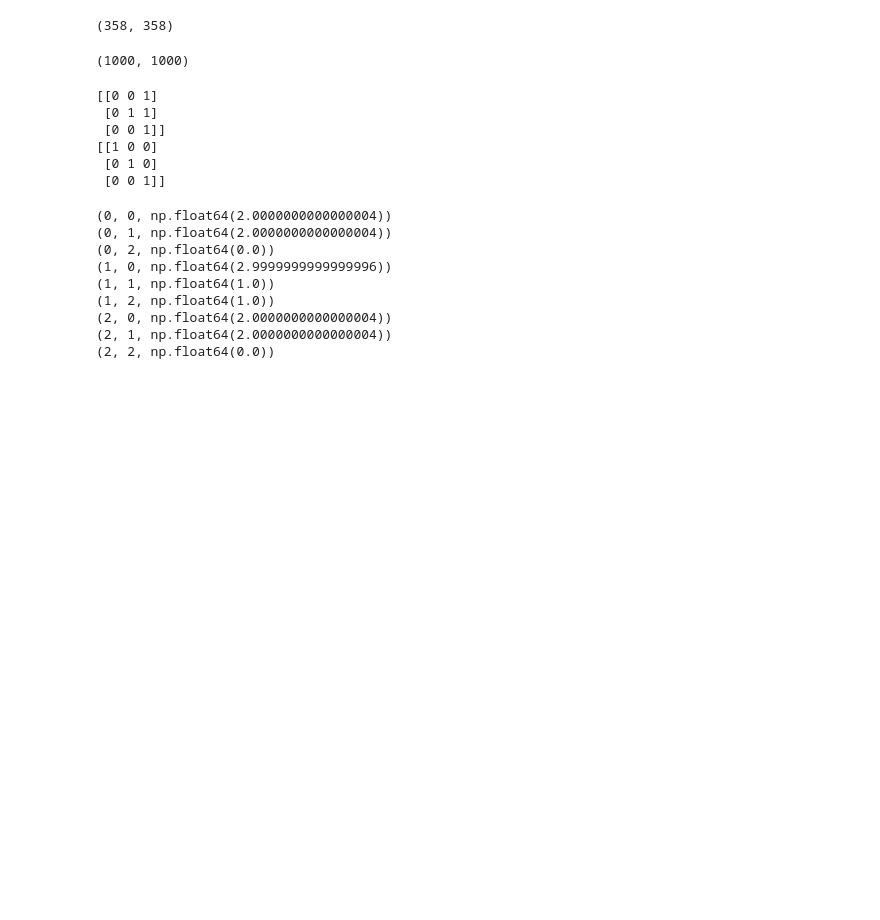
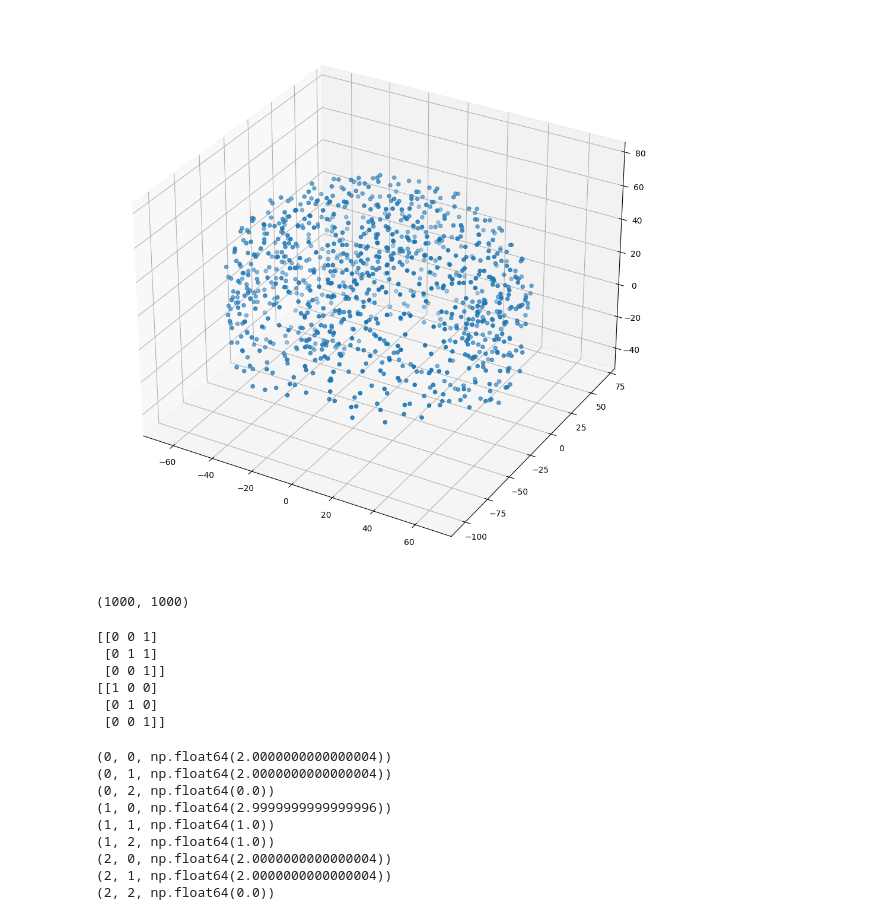
Before and after one commit to Lasse-mohr/matching_graphs_bare, a Jupyter notebook: exploration/data_test.ipynb, the cells around one changed output. Drawn from its saved outputs; the diff is of its cells as text; code cells hidden in the pictures; blank space fills up the shorter version.

```diff
--- a/exploration/data_test.ipynb
+++ b/exploration/data_test.ipynb
@@ -3,12 +4,17 @@ import numpy as np
 # %%
 path_glasser = './data/neigh_matrix_Glasser.npy'
-path_schafer = './data/neigh_matrix_Schaefer1000.npy'
+path_schafer = './../data/neigh_matrix_Schaefer1000.npy'
+path_schafer_atlas = './../coordinates_Schaefer2.npy'
 
 matrix = np.load(path_schafer)
+atlas = np.load(path_schafer_atlas)
-# %%
-matrix.shape
-# %% [output]
-(358, 358)
+# %%
+fig = plt.figure(figsize=(12,12))
+ax = fig.add_subplot(projection='3d')
+ax.scatter(atlas[:, 0], atlas[:, 1], atlas[:, 2])
+plt.show()
+# %% [output]
+[figure, added]
 # %%
 import sys
 import os
```
Also changed, not shown: parts of 1 cell of this notebook, 1 other file.
